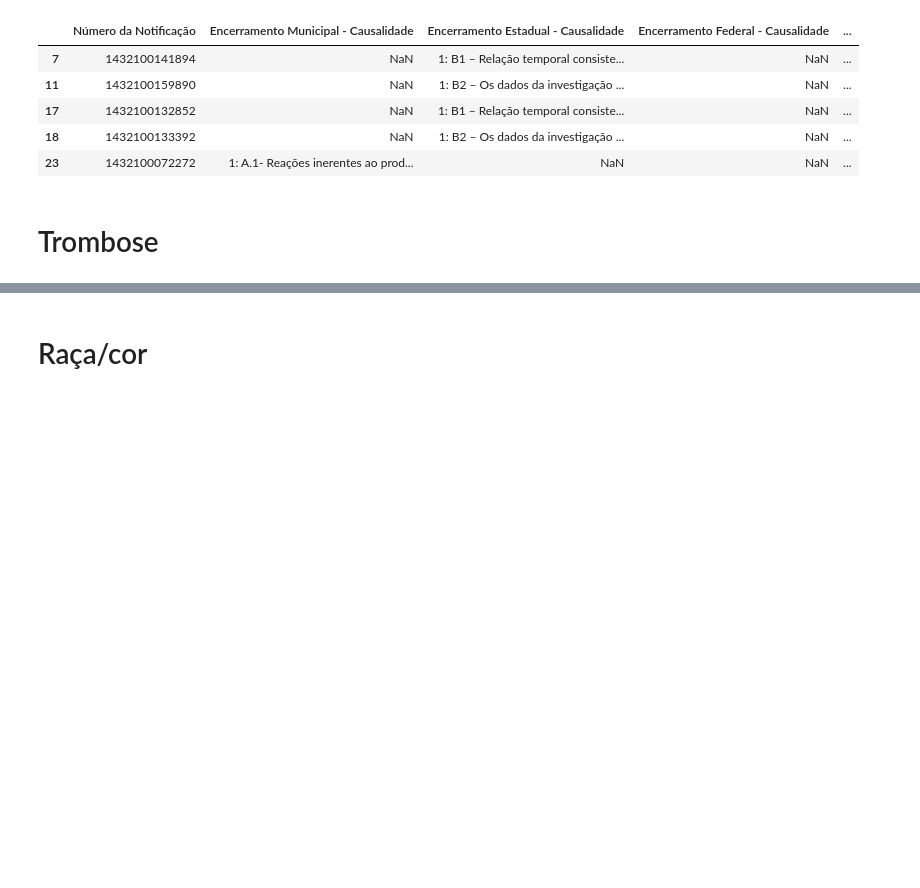
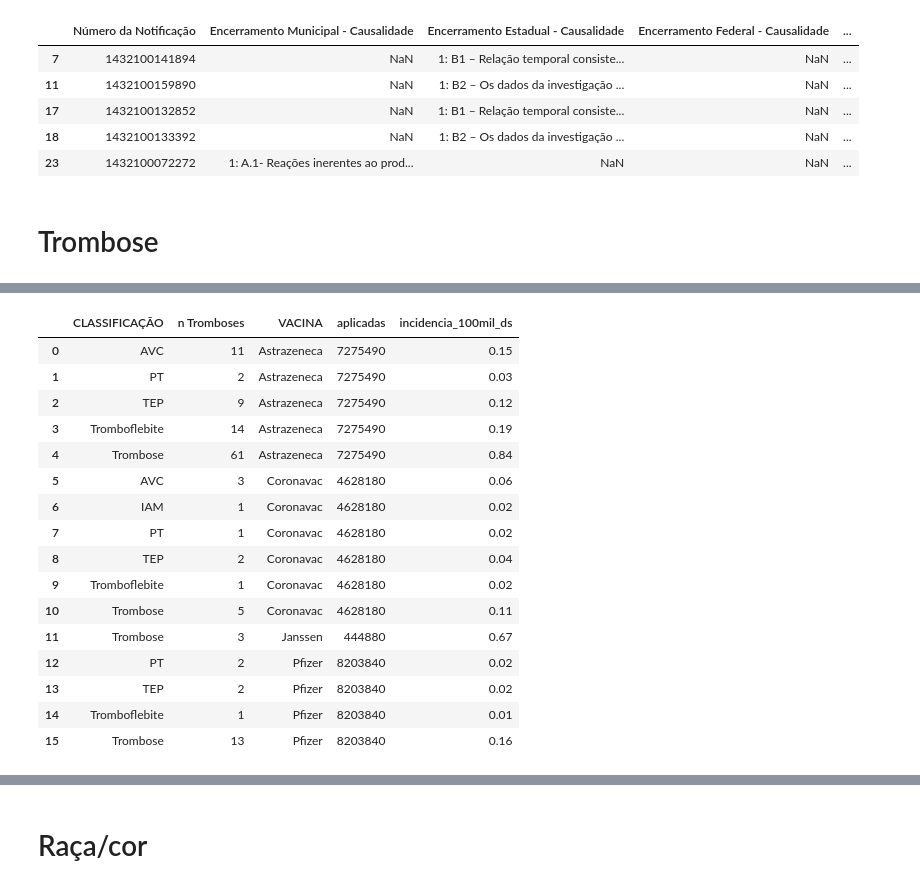
Before and after one commit to NatanaelKlein21/script-boletim-epidemiologico-01-de-2022, a Jupyter notebook: scrip_incidencia_geral_BE06.ipynb, the cells around one changed output, grey strips where cells are left out. Cells and saved outputs as stored; diff of their text form; code cells hidden in the pictures; blank space fills up the shorter version.

```diff
--- a/scrip_incidencia_geral_BE06.ipynb
+++ b/scrip_incidencia_geral_BE06.ipynb
@@ -805,3 +783,16 @@ df_guillain_encerradas
 | 23 | 1432100072272 | 1: A.1- Reações inerentes ao prod... | NaN | NaN | ... |
 # %% [markdown]
 # Trombose
+# %%
+# Puxar banco completo
+df_tromboses = pd.read_excel('Casos/trombose_boletim_06.xlsx')
+df_tromboses = df_tromboses[['Imunobiológico (vacina)', 'Idade Evento', 'Sexo', 'CLASSIFICAÇÃO']]
+df_tromboses['n Tromboses'] = 1
+print(f'Total: {df_tromboses.shape[0]}')
+
+# Tratando nome das vacinas
+df_tromboses.loc[df_tromboses['Imunobiológico (vacina)'].str.contains('(?i)' + 'sinovac|coronavac|butantan'), 'Imunobiológico (vacina)'] = 'Coronavac'
+df_tromboses.loc[df_tromboses['Imunobiológico (vacina)'].str.contains('(?i)' + 'astrazeneca|covishield|fiocruz|oxford|1: SARC', na=False), 'Imunobiológico (vacina)'] = 'Astrazeneca'
+df_tromboses.loc[df_tromboses['Imunobiológico (vacina)'].str.contains('(?i)janssen', na=False), 'Imunobiológico (vacina)'] = 'Janssen'
+df_tromboses.loc[df_tromboses['Imunobiológico (vacina)'].str.contains('(?i)pfizer', na=False), 'Imunobiológico (vacina)'] = 'Pfizer'
+df_tromboses.rename(columns={'Imunobiológico (vacina)': 'VACINA'}, inplace=True)
@@ -807,0 +824,31 @@ df_guillain_encerradas
+# %%
+## POR CLASSIFICAÇÃO
+df_trombose_classificado = df_tromboses.copy()
+# Groupby
+df_trombose_classificado = df_trombose_classificado[['CLASSIFICAÇÃO', 'VACINA', 'n Tromboses']]
+df_trombose_classificado = df_trombose_classificado.groupby(by=['VACINA', 'CLASSIFICAÇÃO']).count().reset_index()
+# Merge
+df_trombose_classificado = pd.merge(df_trombose_classificado, df_apl_por_vacina, left_on='VACINA', right_on='TP_VACINA', how='outer')
+df_trombose_classificado.rename(columns={'COUNT': 'aplicadas'}, inplace=True)
+df_trombose_classificado = df_trombose_classificado[['CLASSIFICAÇÃO', 'n Tromboses', 'VACINA', 'aplicadas']]
+# Incidência
+df_trombose_classificado['incidencia_100mil_ds'] = ((df_trombose_classificado['n Tromboses'] / df_trombose_classificado['aplicadas']) *100000).round(2)
+df_trombose_classificado
+# %% [output]
+|  | CLASSIFICAÇÃO | n Tromboses | VACINA | aplicadas | incidencia_100mil_ds |
+| 0 | AVC | 11 | Astrazeneca | 7275490 | 0.15 |
+| 1 | PT | 2 | Astrazeneca | 7275490 | 0.03 |
+| 2 | TEP | 9 | Astrazeneca | 7275490 | 0.12 |
+| 3 | Tromboflebite | 14 | Astrazeneca | 7275490 | 0.19 |
+| 4 | Trombose | 61 | Astrazeneca | 7275490 | 0.84 |
+| 5 | AVC | 3 | Coronavac | 4628180 | 0.06 |
+| 6 | IAM | 1 | Coronavac | 4628180 | 0.02 |
+| 7 | PT | 1 | Coronavac | 4628180 | 0.02 |
+| 8 | TEP | 2 | Coronavac | 4628180 | 0.04 |
+| 9 | Tromboflebite | 1 | Coronavac | 4628180 | 0.02 |
+| 10 | Trombose | 5 | Coronavac | 4628180 | 0.11 |
+| 11 | Trombose | 3 | Janssen | 444880 | 0.67 |
+| 12 | PT | 2 | Pfizer | 8203840 | 0.02 |
+| 13 | TEP | 2 | Pfizer | 8203840 | 0.02 |
+| 14 | Tromboflebite | 1 | Pfizer | 8203840 | 0.01 |
+| 15 | Trombose | 13 | Pfizer | 8203840 | 0.16 |
```
Also changed, not shown: parts of 25 cells of this notebook, 1 other file.
